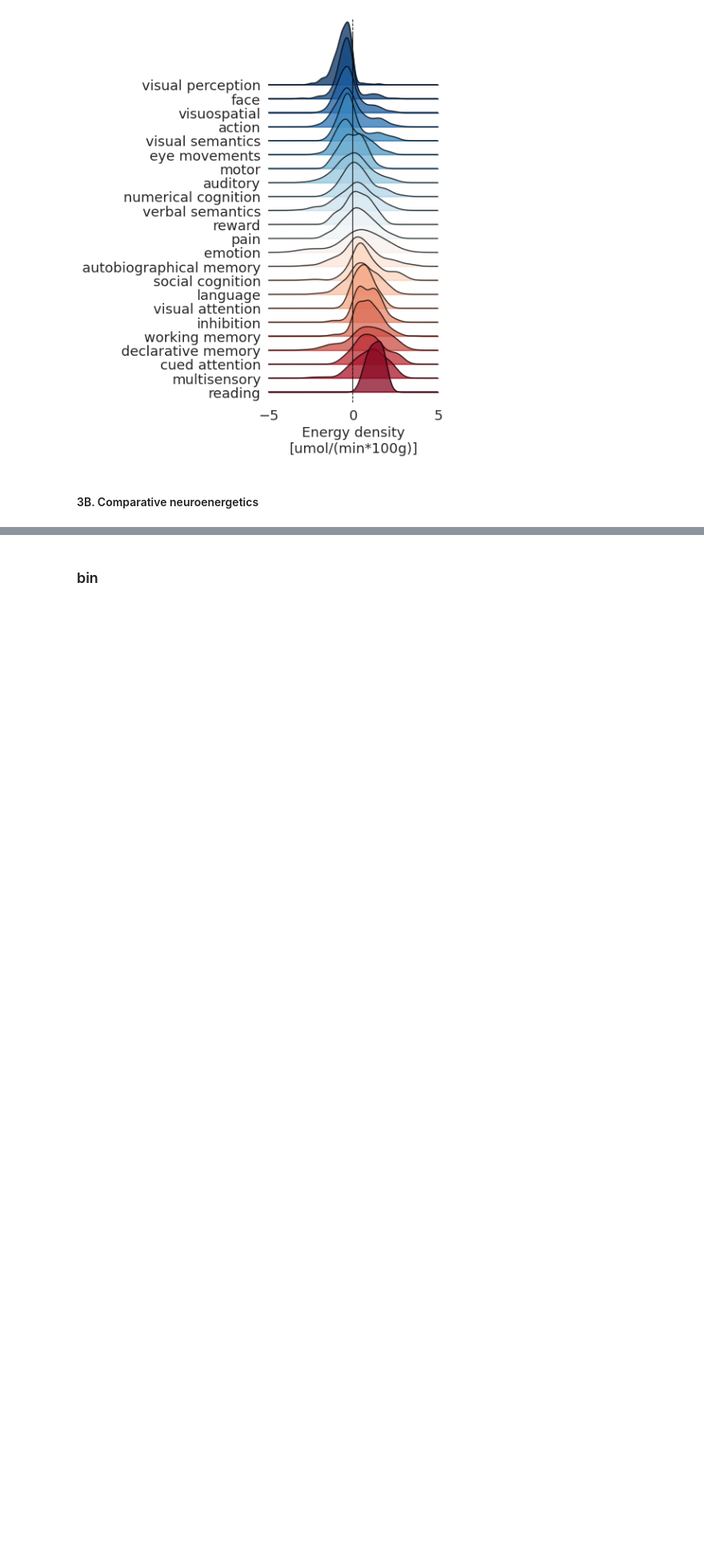
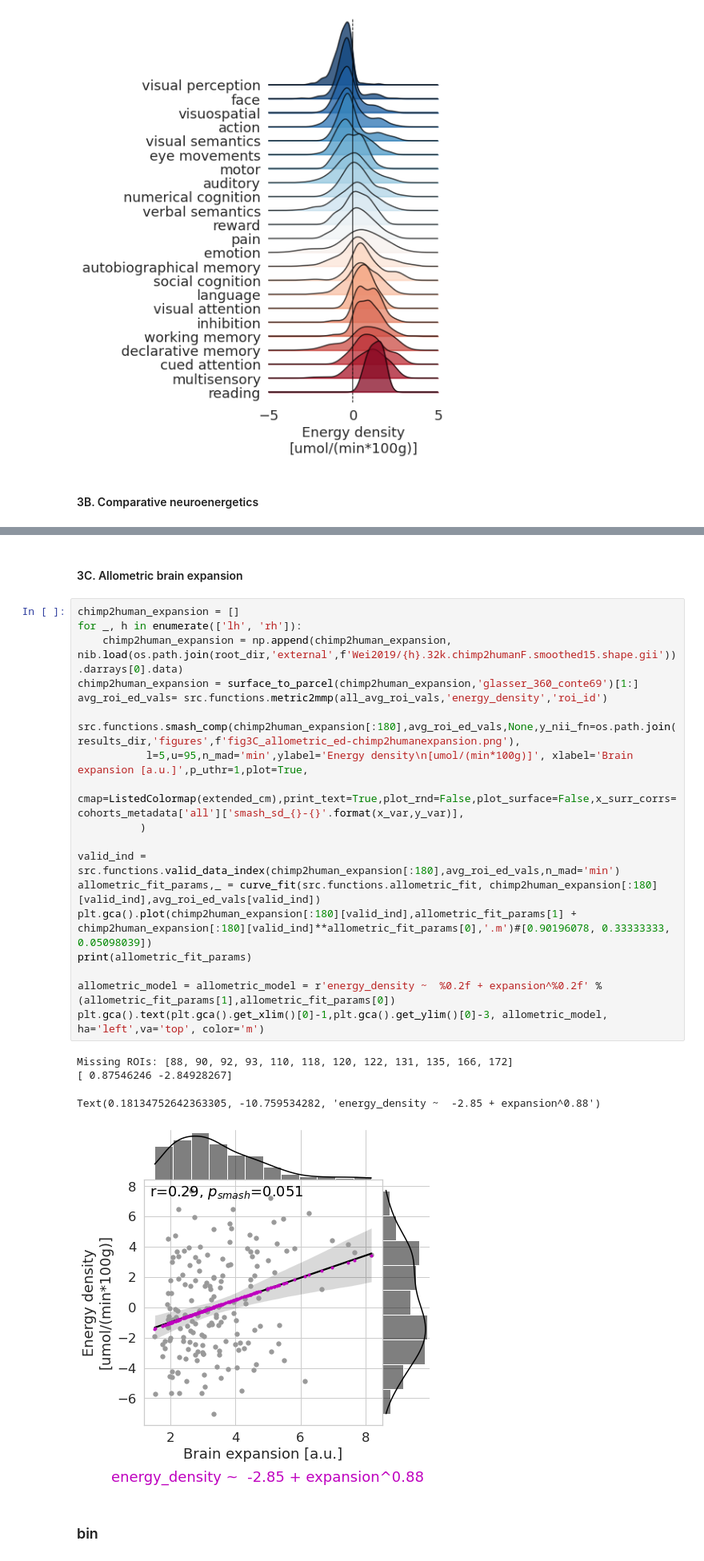
Before and after one commit to NeuroenergeticsLab/energetic_costs, a Jupyter notebook: scripts/Manuscript Figures.ipynb, the cells around one changed output, grey strips where cells are left out. Shown at 80% size. Saved outputs shown, nothing was run; the diff lists cells and outputs as text; blank space fills up the shorter version.

```diff
--- a/scripts/Manuscript Figures.ipynb
+++ b/scripts/Manuscript Figures.ipynb
@@ -520,3 +522,29 @@ for ix in range(len(apes_diff_sign_df.ostt_signed.unique())):
+# %% [markdown]
+#### 3C. Allometric brain expansion
+# %%
+chimp2human_expansion = []
+for _, h in enumerate(['lh', 'rh']):
+    chimp2human_expansion = np.append(chimp2human_expansion, nib.load(os.path.join(root_dir,'external',f'Wei2019/{h}.32k.chimp2humanF.smoothed15.shape.gii')).darrays[0].data)
+chimp2human_expansion = surface_to_parcel(chimp2human_expansion,'glasser_360_conte69')[1:]
+avg_roi_ed_vals= src.functions.metric2mmp(all_avg_roi_vals,'energy_density','roi_id')
+
+src.functions.smash_comp(chimp2human_expansion[:180],avg_roi_ed_vals,None,y_nii_fn=os.path.join(results_dir,'figures',f'fig3C_allometric_ed-chimp2humanexpansion.png'),
+           l=5,u=95,n_mad='min',ylabel='Energy density\n[umol/(min*100g)]', xlabel='Brain expansion [a.u.]',p_uthr=1,plot=True,
+           cmap=ListedColormap(extended_cm),print_text=True,plot_rnd=False,plot_surface=False,x_surr_corrs=cohorts_metadata['all']['smash_sd_{}-{}'.format(x_var,y_var)],
+          )
+
+valid_ind = src.functions.valid_data_index(chimp2human_expansion[:180],avg_roi_ed_vals,n_mad='min')
+allometric_fit_params,_ = curve_fit(src.functions.allometric_fit, chimp2human_expansion[:180][valid_ind],avg_roi_ed_vals[valid_ind])
+plt.gca().plot(chimp2human_expansion[:180][valid_ind],allometric_fit_params[1] + chimp2human_expansion[:180][valid_ind]**allometric_fit_params[0],'.m')#[0.90196078, 0.33333333, 0.05098039])
+print(allometric_fit_params)
+
+allometric_model = allometric_model = r'energy_density ~  %0.2f + expansion^%0.2f' % (allometric_fit_params[1],allometric_fit_params[0])
+plt.gca().text(plt.gca().get_xlim()[0]-1,plt.gca().get_ylim()[0]-3, allometric_model, ha='left',va='top', color='m')
+# %% [output]
+Missing ROIs: [88, 90, 92, 93, 110, 118, 120, 122, 131, 135, 166, 172]
+[ 0.87546246 -2.84928267]
+Text(0.18134752642363305, -10.759534282, 'energy_density ~  -2.85 + expansion^0.88')
+[figure, added]
 # %% [markdown]
 ### bin
 # %%
```
Also changed, not shown: parts of 2 cells of this notebook, 5 other files.
